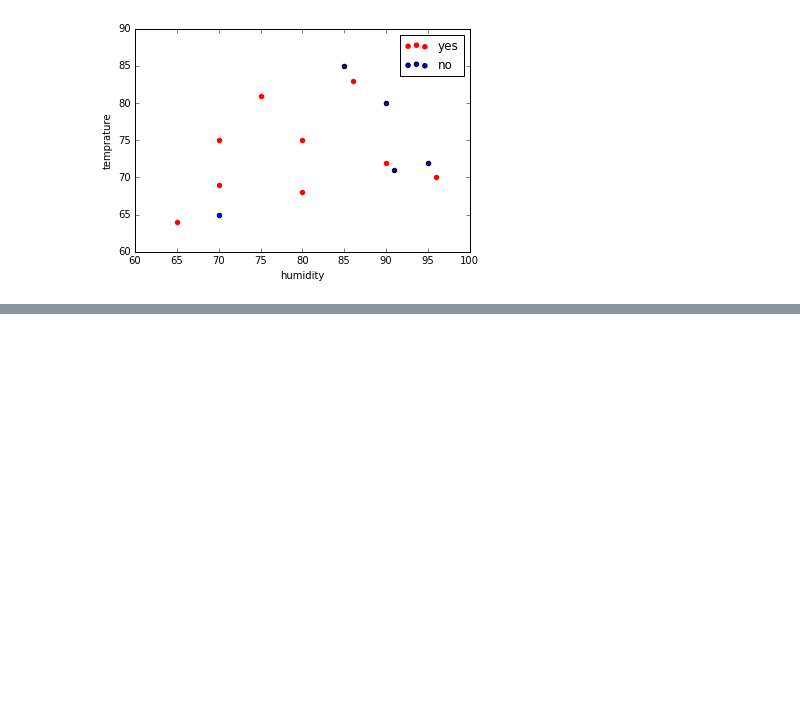
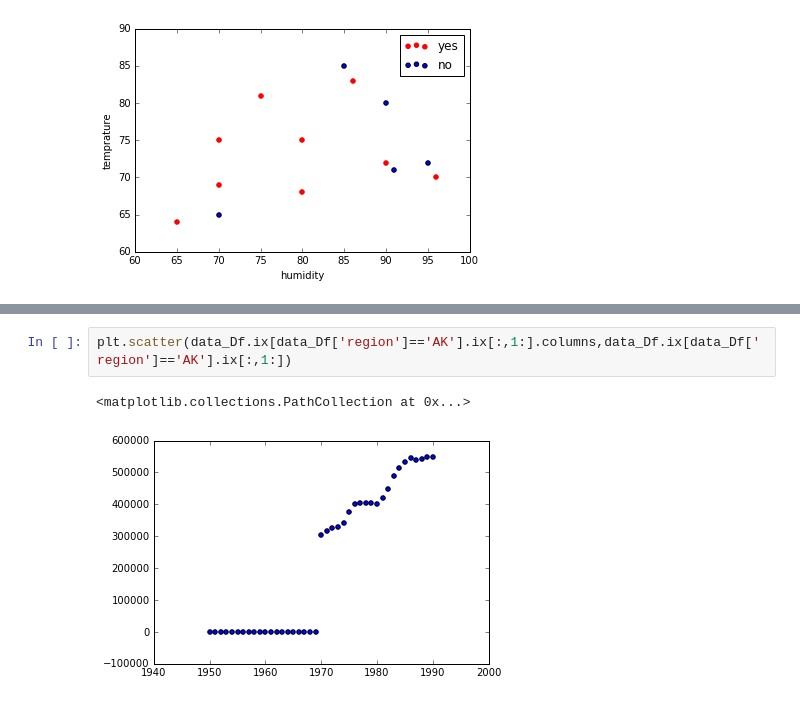
Before and after one commit to phesami/phesami, a Jupyter notebook: DSE220/Week1/Untitled.ipynb, the cells around one changed output, grey strips where cells are left out. Drawn from its saved outputs; the diff is of its cells as text; blank space fills up the shorter version.

```diff
--- a/DSE220/Week1/Untitled.ipynb
+++ b/DSE220/Week1/Untitled.ipynb
@@ -158,0 +184,5 @@ P25-304
+# %%
+plt.scatter(data_Df.ix[data_Df['region']=='AK'].ix[:,1:].columns,data_Df.ix[data_Df['region']=='AK'].ix[:,1:])
+# %% [output]
+<matplotlib.collections.PathCollection at 0x...>
+[figure, added]
```
Also changed, not shown: parts of 14 cells of this notebook.
